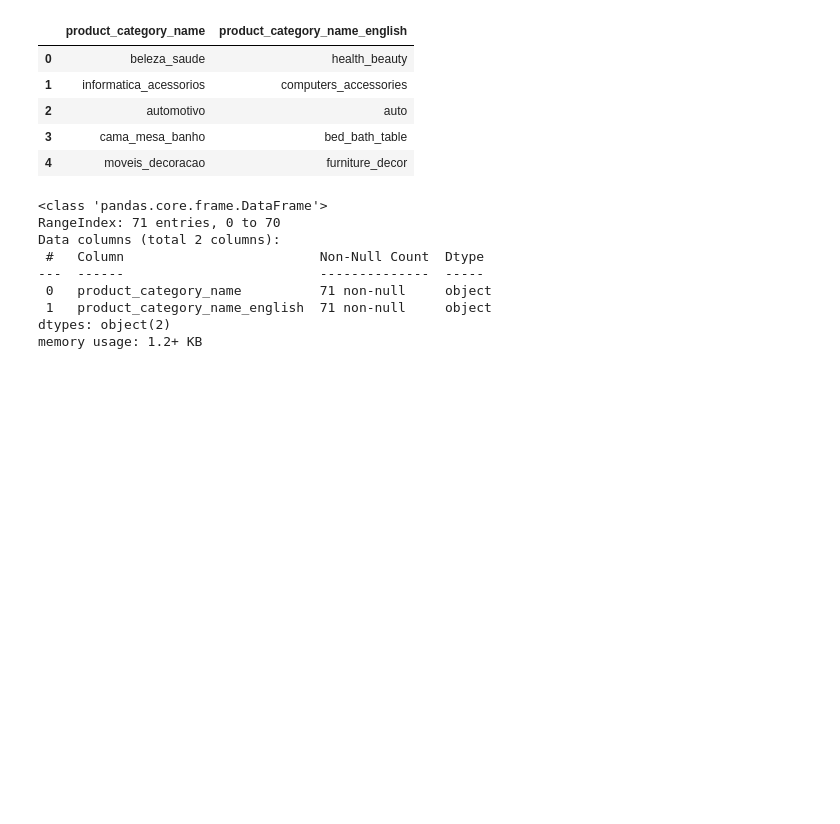
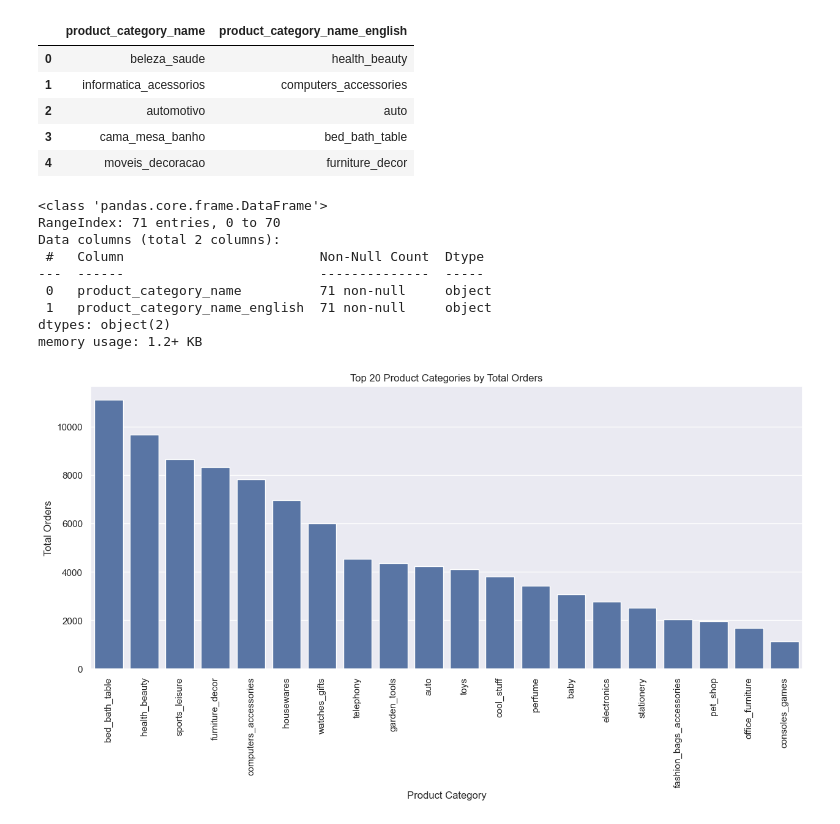
Before and after one commit to ithaquaKr/mba-apriori, a Jupyter notebook: notebook/insight-data.ipynb, the cells around one changed output. Saved outputs shown, nothing was run; the diff lists cells and outputs as text; code cells hidden in the pictures; blank space fills up the shorter version.

```diff
--- a/notebook/insight-data.ipynb
+++ b/notebook/insight-data.ipynb
@@ -3,6 +3,10 @@
 import numpy as np
 import pandas as pd
 import matplotlib.pyplot as plt
+import seaborn as sns
+
+# Set default asthetic parameters.
+sns.set()
 
 # Define data path
 data_path = "../data/"
@@ -90,3 +94,29 @@ Data columns (total 2 columns):
  1   product_category_name_english  71 non-null     object
 dtypes: object(2)
 memory usage: 1.2+ KB
+# %%
+# Merge orders and products datasets.
+orders_products = pd.merge(orders, products, on='product_id', how='left')
+
+# Merge with translations dataset.
+orders_products = pd.merge(orders_products, translations, on='product_category_name', how='left')
+
+# Group by product category and count the number of orders.
+product_order_counts = orders_products.groupby('product_category_name_english')['order_id'].count().reset_index()
+
+# Rename the columns
+product_order_counts.columns = ['Product Category', 'Total Orders']
+
+# Sort the product categories by total orders in descending order
+product_order_counts = product_order_counts.sort_values(by='Total Orders', ascending=False)
+
+# Plot the frequency of total orders by product category
+plt.figure(figsize=(15, 6))
+sns.barplot(x='Product Category', y='Total Orders', data=product_order_counts.head(20))
+plt.xticks(rotation=90)
+plt.xlabel('Product Category')
+plt.ylabel('Total Orders')
+plt.title('Top 20 Product Categories by Total Orders')
+plt.show()
+# %% [output]
+[figure, added]
```
Also changed, not shown: parts of 2 cells of this notebook, 1 other file.
